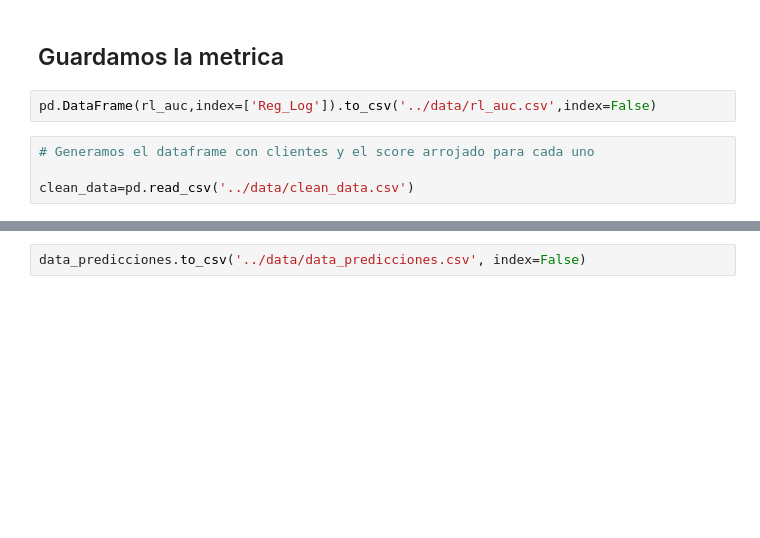
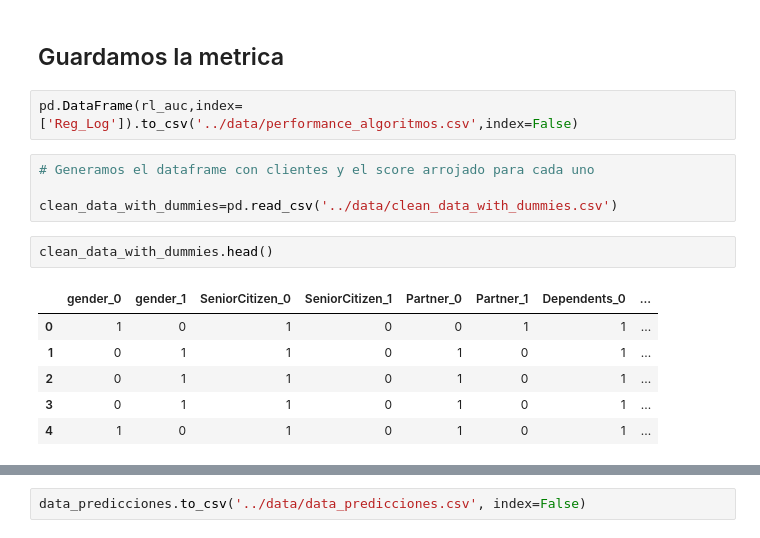
Before and after one commit to proserix/proyecto-telco-main, a Jupyter notebook: Notebooks/03_Telco_pipeline_model_training_Logistic_Reg.ipynb, the cells around one changed output, grey strips where cells are left out. Drawn from its saved outputs; the diff is of its cells as text; blank space fills up the shorter version.

```diff
--- a/Notebooks/03_Telco_pipeline_model_training_Logistic_Reg.ipynb
+++ b/Notebooks/03_Telco_pipeline_model_training_Logistic_Reg.ipynb
@@ -311,9 +325,18 @@ plt.title('Feature Importance');
 # %% [markdown]
 ## Guardamos la metrica
 # %%
-pd.DataFrame(rl_auc,index=['Reg_Log']).to_csv('../data/rl_auc.csv',index=False)
+pd.DataFrame(rl_auc,index=['Reg_Log']).to_csv('../data/performance_algoritmos.csv',index=False)
 # %%
 # Generamos el dataframe con clientes y el score arrojado para cada uno
 
-clean_data=pd.read_csv('../data/clean_data.csv')
+clean_data_with_dummies=pd.read_csv('../data/clean_data_with_dummies.csv')
+# %%
+clean_data_with_dummies.head()
+# %% [output]
+|  | gender_0 | gender_1 | SeniorCitizen_0 | SeniorCitizen_1 | Partner_0 | Partner_1 | Dependents_0 | ... |
+| 0 | 1 | 0 | 1 | 0 | 0 | 1 | 1 | ... |
+| 1 | 0 | 1 | 1 | 0 | 1 | 0 | 1 | ... |
+| 2 | 0 | 1 | 1 | 0 | 1 | 0 | 1 | ... |
+| 3 | 0 | 1 | 1 | 0 | 1 | 0 | 1 | ... |
+| 4 | 1 | 0 | 1 | 0 | 1 | 0 | 1 | ... |
 # %%
```
Also changed, not shown: parts of 10 cells of this notebook, 29 other files.
